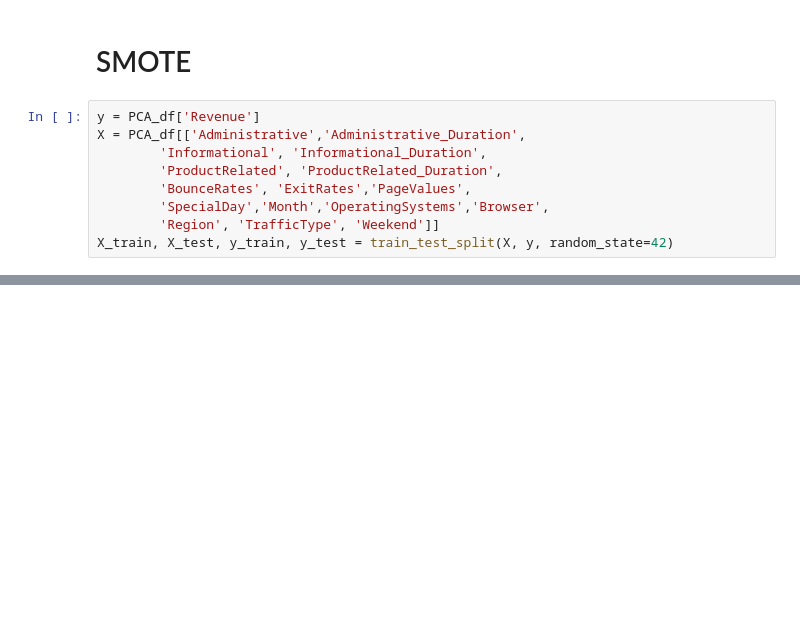
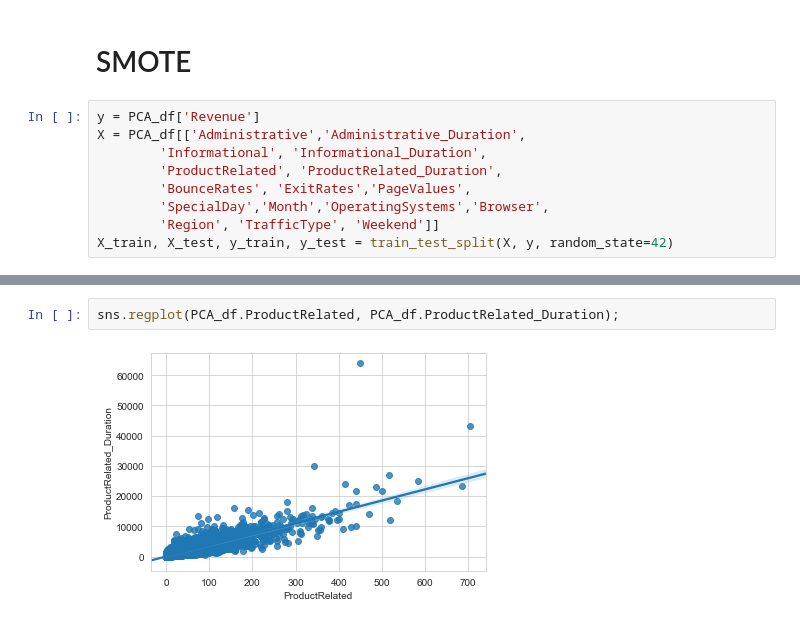
Before and after one commit to nielsbclausen/Mod_5_Project, a Jupyter notebook: laura_nb.ipynb, the cells around one changed output, grey strips where cells are left out. Cells and saved outputs as stored; diff of their text form; blank space fills up the shorter version.

```diff
--- a/laura_nb.ipynb
+++ b/laura_nb.ipynb
@@ -463,0 +615,4 @@ X_train, X_test, y_train, y_test = train_test_split(X, y, random_state=42)
+# %%
+sns.regplot(PCA_df.ProductRelated, PCA_df.ProductRelated_Duration);
+# %% [output]
+[figure, added]
```
Also changed, not shown: parts of 51 cells of this notebook.
